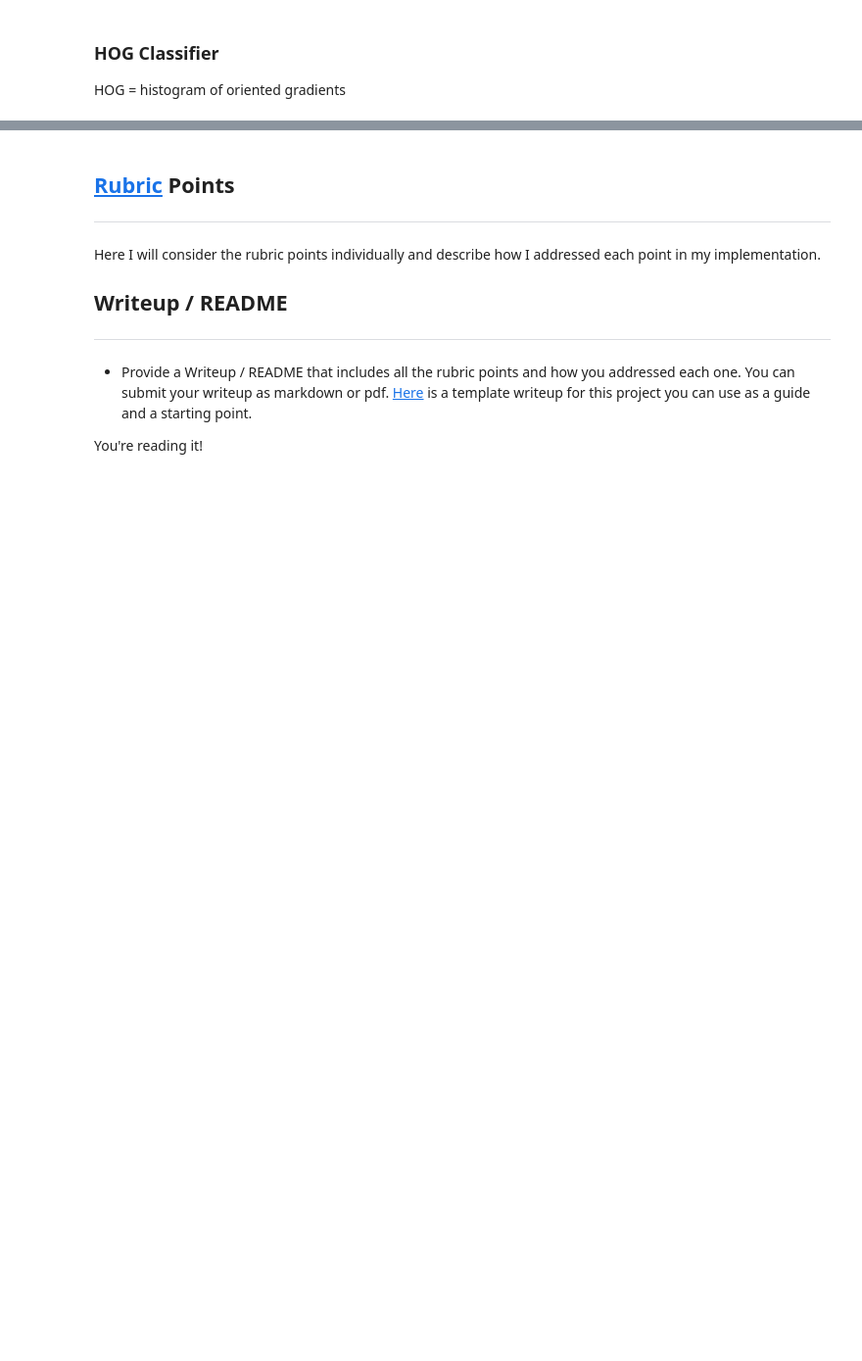
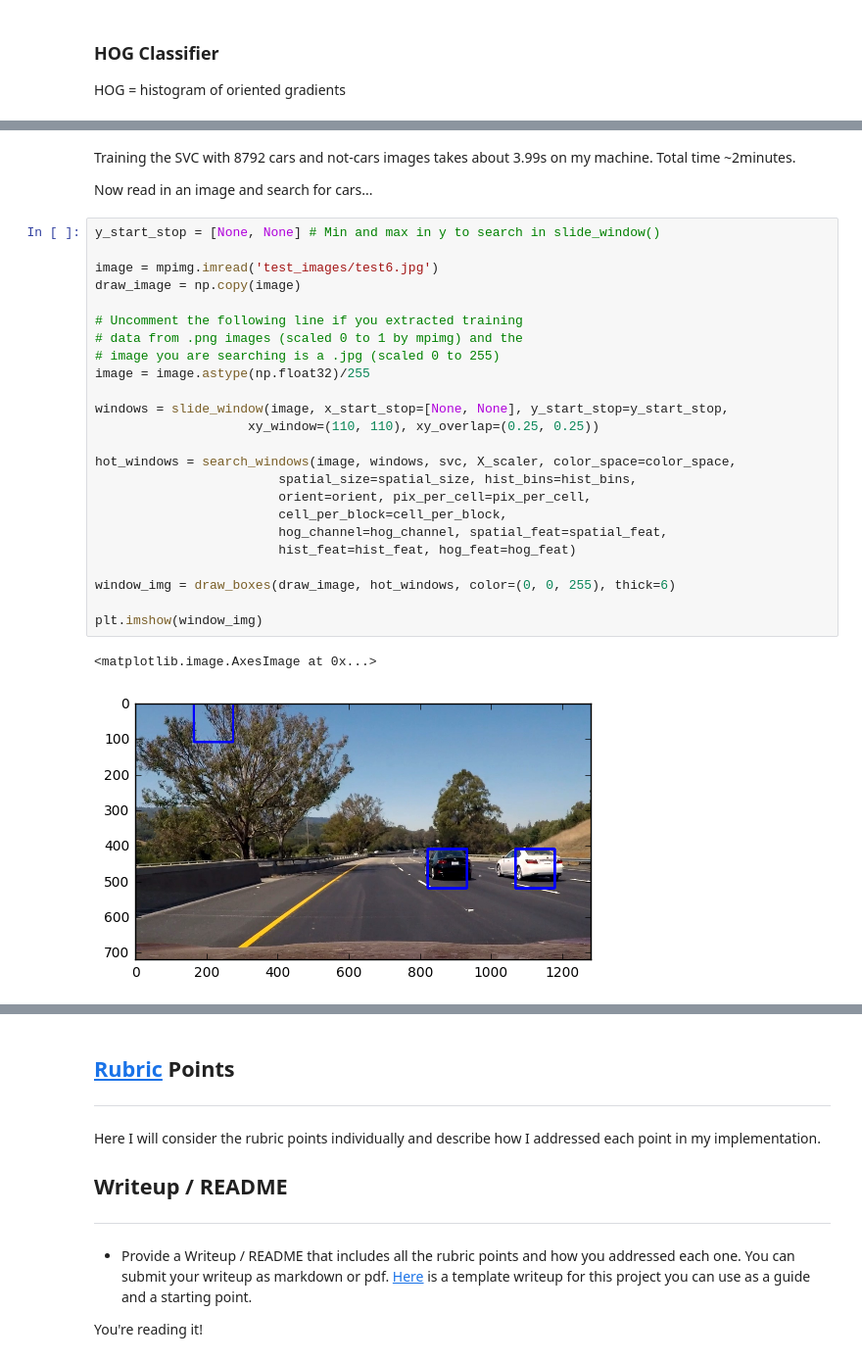
Before and after one commit to alex-n-braun/track, a Jupyter notebook: main.ipynb, the cells around one changed output, grey strips where cells are left out. Shown at 98% size. Cells and saved outputs as stored; diff of their text form; blank space fills up the shorter version.

Commit message:
subsampling search in place.

```diff
--- a/main.ipynb
+++ b/main.ipynb
@@ -278,0 +352,31 @@ For these 10 labels:  [ 1.  0.  1.  0.  1.  0.  1.  1.  1.  1.]
+# %% [markdown]
+Training the SVC with 8792 cars and not-cars images takes about 3.99s on my machine. Total time ~2minutes.
+
+Now read in an image and search for cars...
+# %%
+y_start_stop = [None, None] # Min and max in y to search in slide_window()
+
+image = mpimg.imread('test_images/test6.jpg')
+draw_image = np.copy(image)
+
+# Uncomment the following line if you extracted training
+# data from .png images (scaled 0 to 1 by mpimg) and the
+# image you are searching is a .jpg (scaled 0 to 255)
+image = image.astype(np.float32)/255
+
+windows = slide_window(image, x_start_stop=[None, None], y_start_stop=y_start_stop,
+                    xy_window=(110, 110), xy_overlap=(0.25, 0.25))
+
+hot_windows = search_windows(image, windows, svc, X_scaler, color_space=color_space,
+                        spatial_size=spatial_size, hist_bins=hist_bins,
+                        orient=orient, pix_per_cell=pix_per_cell,
+                        cell_per_block=cell_per_block,
+                        hog_channel=hog_channel, spatial_feat=spatial_feat,
+                        hist_feat=hist_feat, hog_feat=hog_feat)
+
+window_img = draw_boxes(draw_image, hot_windows, color=(0, 0, 255), thick=6)
+
+plt.imshow(window_img)
+# %% [output]
+<matplotlib.image.AxesImage at 0x...>
+[figure, added]
```
Also changed, not shown: parts of 11 cells of this notebook, 1 other file.
